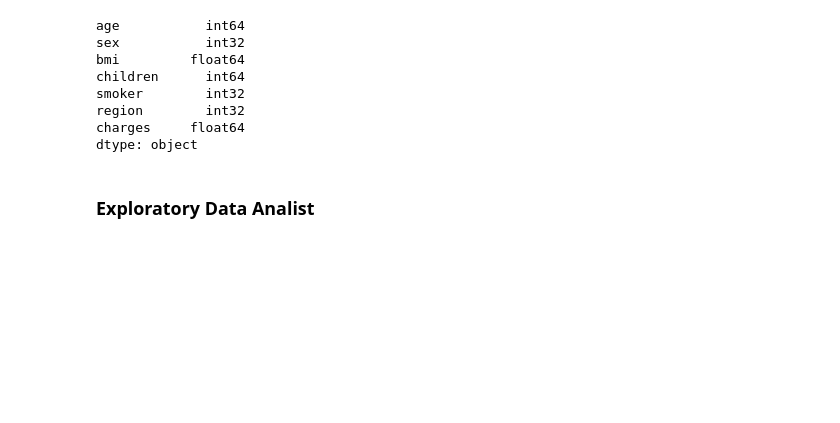
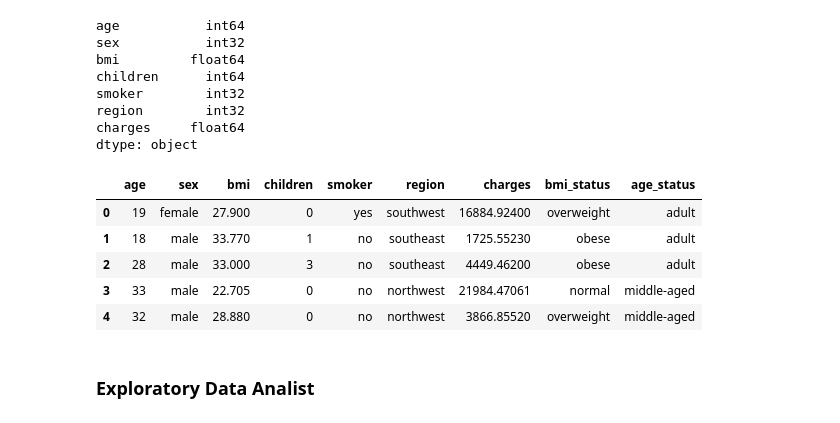
Before and after one commit to dwiahmaddzul/OJTBISAAIJanuari2022, a Jupyter notebook: Project - Linear Regression/Dwi Ahmad Dzulhijjah _ Linear Regression.ipynb, the cells around one changed output. Cells and saved outputs as stored; diff of their text form; code cells hidden in the pictures; blank space fills up the shorter version.

```diff
--- a/Project - Linear Regression/Dwi Ahmad Dzulhijjah _ Linear Regression.ipynb
+++ b/Project - Linear Regression/Dwi Ahmad Dzulhijjah _ Linear Regression.ipynb
@@ -89,6 +97,38 @@ smoker        int32
 region        int32
 charges     float64
 dtype: object
+# %%
+def Bmi_Classifier(row):
+    if row['bmi'] < 18.5:
+        return "underweight"
+    elif row['bmi'] < 25:
+        return "normal"
+    elif row['bmi'] < 30:
+        return "overweight"
+    else:
+        return "obese"
+
+def Age_Classifier(row):
+    if row['age'] < 17:
+        return "child"
+    elif row['age'] < 31:
+        return "adult"
+    elif row['age'] < 46:
+        return "middle-aged"
+    else:
+        return "old-aged"
+
+df['bmi_status'] = df.apply(Bmi_Classifier, axis=1)
+df['age_status'] = df.apply(Age_Classifier, axis=1)
+
+df.head()
+# %% [output]
+|  | age | sex | bmi | children | smoker | region | charges | bmi_status | age_status |
+| 0 | 19 | female | 27.900 | 0 | yes | southwest | 16884.92400 | overweight | adult |
+| 1 | 18 | male | 33.770 | 1 | no | southeast | 1725.55230 | obese | adult |
+| 2 | 28 | male | 33.000 | 3 | no | southeast | 4449.46200 | obese | adult |
+| 3 | 33 | male | 22.705 | 0 | no | northwest | 21984.47061 | normal | middle-aged |
+| 4 | 32 | male | 28.880 | 0 | no | northwest | 3866.85520 | overweight | middle-aged |
 # %% [markdown]
 ### Exploratory Data Analist
 # %% [markdown]
```
Also changed, not shown: parts of 28 cells of this notebook, 18 other files.
